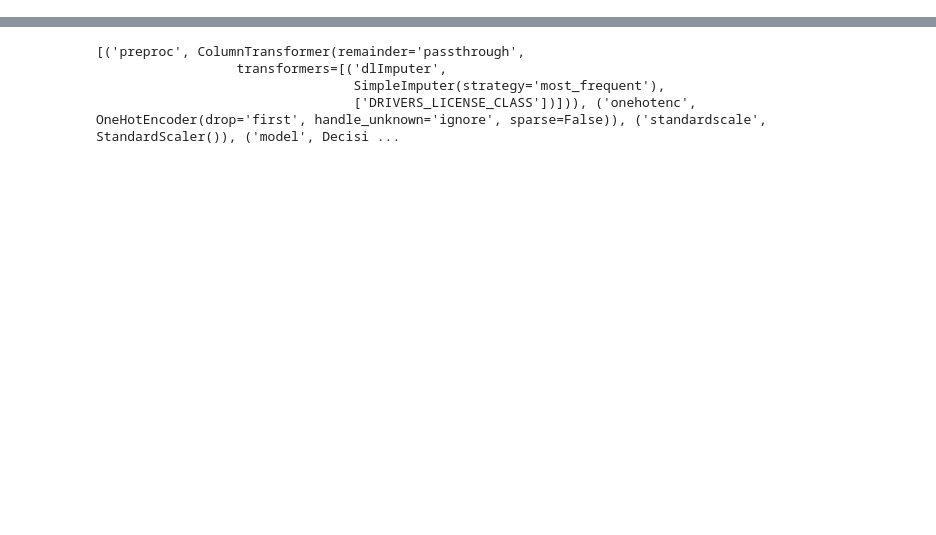
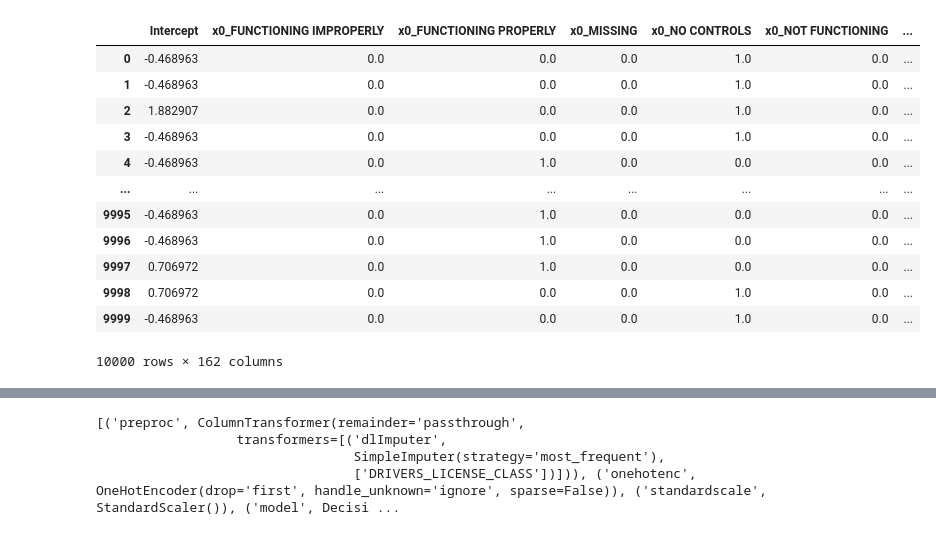
Before and after one commit to schahmatist/Chicago_Crash_Analysis, a Jupyter notebook: notebooks/BaseModel.ipynb, the cells around one changed output, grey strips where cells are left out. Drawn from its saved outputs; the diff is of its cells as text; code cells hidden in the pictures; blank space fills up the shorter version.

```diff
--- a/notebooks/BaseModel.ipynb
+++ b/notebooks/BaseModel.ipynb
@@ -131 +158,22 @@ ColumnTransformer(remainder='passthrough',
+# %%
+columns=fu.transformer_list[1][1][2].get_feature_names_out()
+columns=np.insert(columns, 0, 'Intercept')
+transformed_df=pd.DataFrame(X_train_transformed, columns=columns)
+transformed_df
+
+#transformed_df.info(verbose=True, show_counts=True)
+# %% [output]
+|  | Intercept | x0_FUNCTIONING IMPROPERLY | x0_FUNCTIONING PROPERLY | x0_MISSING | x0_NO CONTROLS | x0_NOT FUNCTIONING | ... |
+| 0 | -0.468963 | 0.0 | 0.0 | 0.0 | 1.0 | 0.0 | ... |
+| 1 | -0.468963 | 0.0 | 0.0 | 0.0 | 1.0 | 0.0 | ... |
+| 2 | 1.882907 | 0.0 | 0.0 | 0.0 | 1.0 | 0.0 | ... |
+| 3 | -0.468963 | 0.0 | 0.0 | 0.0 | 1.0 | 0.0 | ... |
+| 4 | -0.468963 | 0.0 | 1.0 | 0.0 | 0.0 | 0.0 | ... |
+| ... | ... | ... | ... | ... | ... | ... | ... |
+| 9995 | -0.468963 | 0.0 | 1.0 | 0.0 | 0.0 | 0.0 | ... |
+| 9996 | -0.468963 | 0.0 | 1.0 | 0.0 | 0.0 | 0.0 | ... |
+| 9997 | 0.706972 | 0.0 | 1.0 | 0.0 | 0.0 | 0.0 | ... |
+| 9998 | 0.706972 | 0.0 | 0.0 | 0.0 | 1.0 | 0.0 | ... |
+| 9999 | -0.468963 | 0.0 | 0.0 | 0.0 | 1.0 | 0.0 | ... |
+10000 rows × 162 columns
 # %%
```
Also changed, not shown: parts of 33 cells of this notebook, 1 other file.
